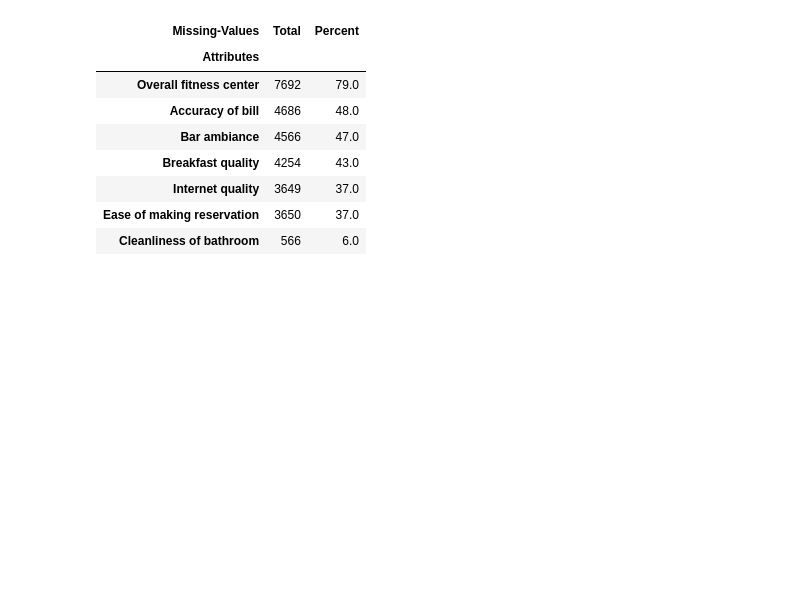
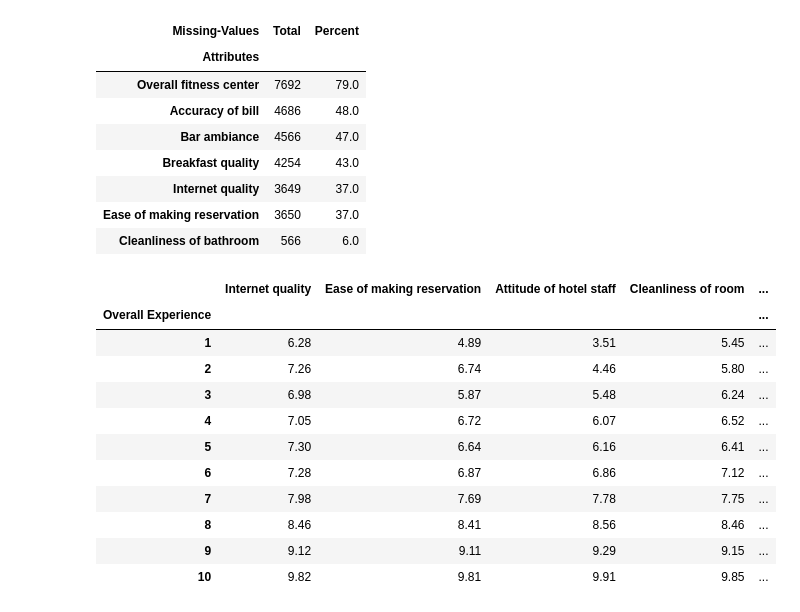
Before and after one commit to bosea3000/Python-for-Data-Analysis, a Jupyter notebook: Missing-Data-Summary.ipynb, the cells around one changed output. Saved outputs shown, nothing was run; the diff lists cells and outputs as text; code cells hidden in the pictures; blank space fills up the shorter version.

```diff
--- a/Missing-Data-Summary.ipynb
+++ b/Missing-Data-Summary.ipynb
@@ -83,10 +76,10 @@ def cleanedFrame(rawdata, missingdf, col_cutoff, row_cutoff):
 #         knn_num = input('How many nearest neighbors?')
 #     else:
 
-    missingSummary(cleanedDf)
-    return cleanedDf
+    cleanedDf_missingDf = missingSummary(cleanedDf)
+    return cleanedDf, cleanedDf_missingDf
 # %%
-cleanedDf = cleanedFrame(df, missingdf, 80, 5)
+cleanedDf, cleaned_missingDf = cleanedFrame(df, missingdf, 80, 5)
 # %% [output]
 df-Complete
 
@@ -104,3 +97,18 @@ cleaned_missingDf
 | Internet quality | 3649 | 37.0 |
 | Ease of making reservation | 3650 | 37.0 |
 | Cleanliness of bathroom | 566 | 6.0 |
+# %%
+round(cleanedDf.groupby('Overall Experience').mean(),2)
+# %% [output]
+|  | Internet quality | Ease of making reservation | Attitude of hotel staff | Cleanliness of room | ... |
+| Overall Experience |  |  |  |  | ... |
+| 1 | 6.28 | 4.89 | 3.51 | 5.45 | ... |
+| 2 | 7.26 | 6.74 | 4.46 | 5.80 | ... |
+| 3 | 6.98 | 5.87 | 5.48 | 6.24 | ... |
+| 4 | 7.05 | 6.72 | 6.07 | 6.52 | ... |
+| 5 | 7.30 | 6.64 | 6.16 | 6.41 | ... |
+| 6 | 7.28 | 6.87 | 6.86 | 7.12 | ... |
+| 7 | 7.98 | 7.69 | 7.78 | 7.75 | ... |
+| 8 | 8.46 | 8.41 | 8.56 | 8.46 | ... |
+| 9 | 9.12 | 9.11 | 9.29 | 9.15 | ... |
+| 10 | 9.82 | 9.81 | 9.91 | 9.85 | ... |
```
Also changed, not shown: parts of 2 cells of this notebook, 1 other file.
